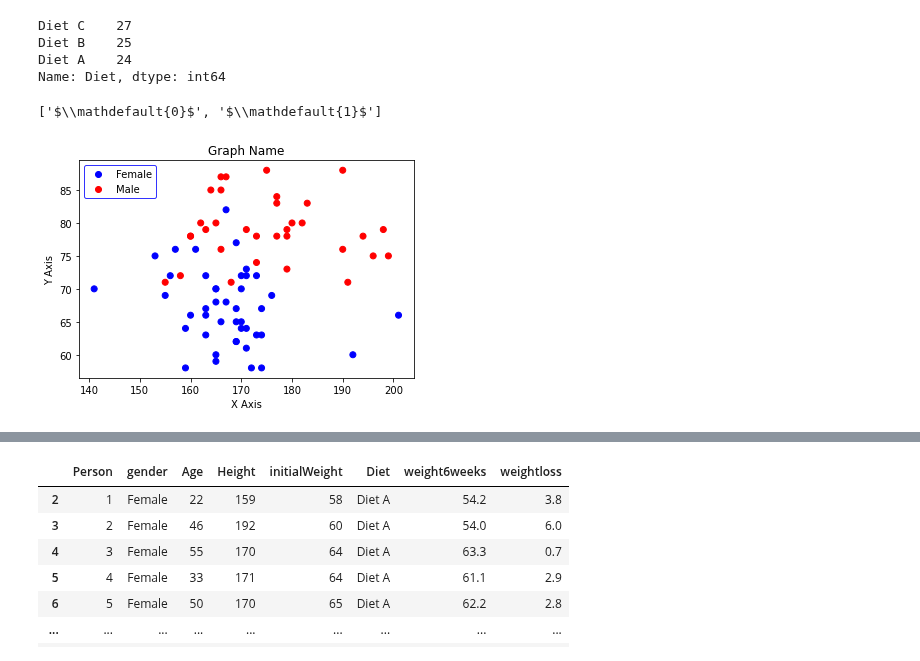
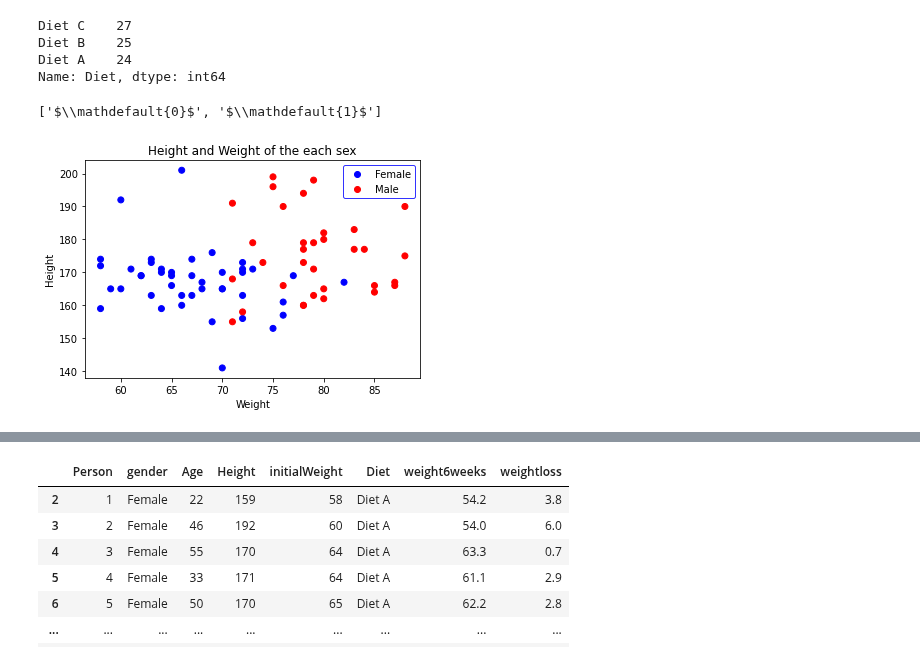
Before and after one commit to martinaobrien/machine-learning-and-statistics-assessment, a Jupyter notebook: Scipy-Stats-Jupyter-Notebook.ipynb, the cells around one changed output, grey strips where cells are left out. Cells and saved outputs as stored; diff of their text form; code cells hidden in the pictures.

Commit message:
Update Scipy-Stats-Jupyter-Notebook.ipynb
Formatted the notebook and completed References

```diff
--- a/Scipy-Stats-Jupyter-Notebook.ipynb
+++ b/Scipy-Stats-Jupyter-Notebook.ipynb
@@ -258,25 +285,25 @@ Diet A    24
 Name: Diet, dtype: int64
 # %%
 # legend_elements() is a method so we must name our scatter plat scatter...
-scatter = plt.scatter(df.Height, df.initialWeight, c=df.gender, cmap="bwr")
+scatter = plt.scatter(df.initialWeight,df.Height, c=df.gender, cmap="bwr")
 
 # No arguments necessary, default is prop='colors'
 handles, labels = scatter.legend_elements()
 
 # Print out labels to see which appears first
 print(labels)
 
 # Re-name labels to Gender
 labels = ['Female','Male']
 leg = plt.legend(handles, labels, frameon=True)
 leg.get_frame().set_linewidth(1.0)
 leg.get_frame().set_edgecolor('b')
-plt.xlabel("X Axis")
-plt.ylabel("Y Axis")
-plt.title("Graph Name")
+plt.xlabel("Weight")
+plt.ylabel("Height")
+plt.title("Height and Weight of the each sex")
 plt.show()
-# Reference
+# Reference (9)
 # https://blog.finxter.com/matplotlib-scatter-plot/
 # %% [output]
 ['$\\mathdefault{0}$', '$\\mathdefault{1}$']
-[figure, old version]
+[figure, new version]
```
Also changed, not shown: parts of 41 cells of this notebook.
